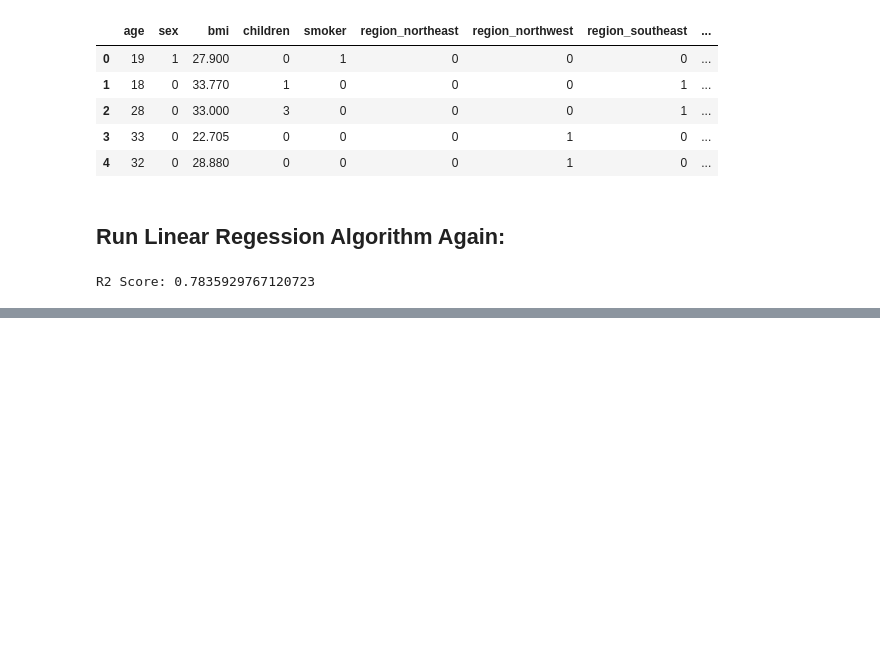
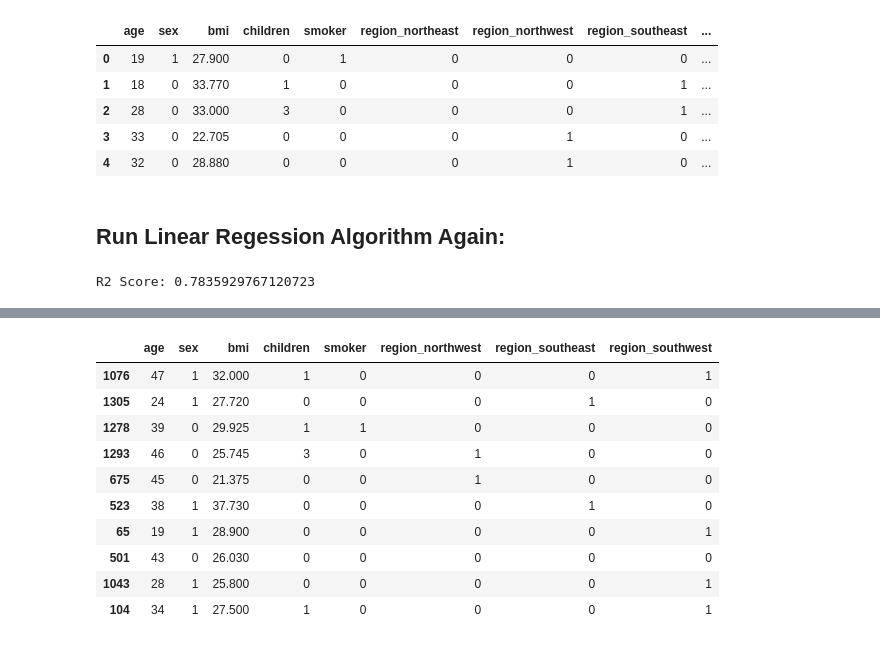
Before and after one commit to SatinderSinghSall/AI-and-Machine-Learning, a Jupyter notebook: 26. Machine Learning - Part 2/LinearRegression.ipynb, the cells around one changed output, grey strips where cells are left out. Saved outputs shown, nothing was run; the diff lists cells and outputs as text; code cells hidden in the pictures; blank space fills up the shorter version.

```diff
--- a/26. Machine Learning - Part 2/LinearRegression.ipynb
+++ b/26. Machine Learning - Part 2/LinearRegression.ipynb
@@ -212,0 +215,8 @@ R2 Score: 0.7835929767120723
+# %%
+X = insurance_data.drop(columns=["charges"])
+y = insurance_data["charges"]
+
+X = pd.get_dummies(X, columns=["region"], drop_first=True, dtype=int)
+
+X["sex"] = X["sex"].map({"male":0, "female":1})
+X["smoker"] = X["smoker"].map({"yes":1, "no":0})
@@ -212,0 +250,14 @@ R2 Score: 0.7835929767120723
+# %%
+X.sample(10)
+# %% [output]
+|  | age | sex | bmi | children | smoker | region_northwest | region_southeast | region_southwest |
+| 1076 | 47 | 1 | 32.000 | 1 | 0 | 0 | 0 | 1 |
+| 1305 | 24 | 1 | 27.720 | 0 | 0 | 0 | 1 | 0 |
+| 1278 | 39 | 0 | 29.925 | 1 | 1 | 0 | 0 | 0 |
+| 1293 | 46 | 0 | 25.745 | 3 | 0 | 1 | 0 | 0 |
+| 675 | 45 | 0 | 21.375 | 0 | 0 | 1 | 0 | 0 |
+| 523 | 38 | 1 | 37.730 | 0 | 0 | 0 | 1 | 0 |
+| 65 | 19 | 1 | 28.900 | 0 | 0 | 0 | 0 | 1 |
+| 501 | 43 | 0 | 26.030 | 0 | 0 | 0 | 0 | 0 |
+| 1043 | 28 | 1 | 25.800 | 0 | 0 | 0 | 0 | 1 |
+| 104 | 34 | 1 | 27.500 | 1 | 0 | 0 | 0 | 1 |
```
Also changed, not shown: parts of 3 cells of this notebook.
